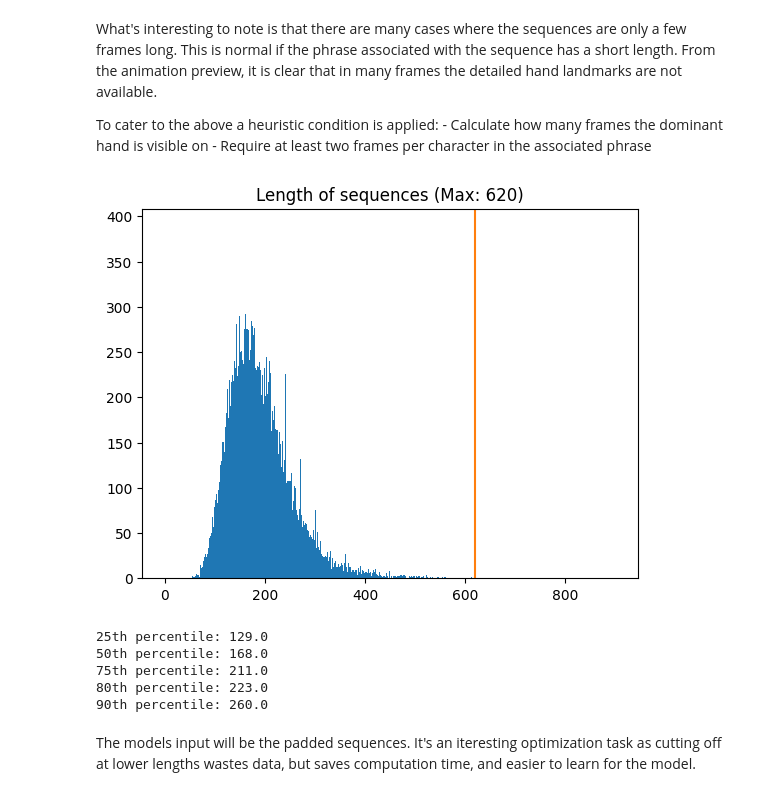
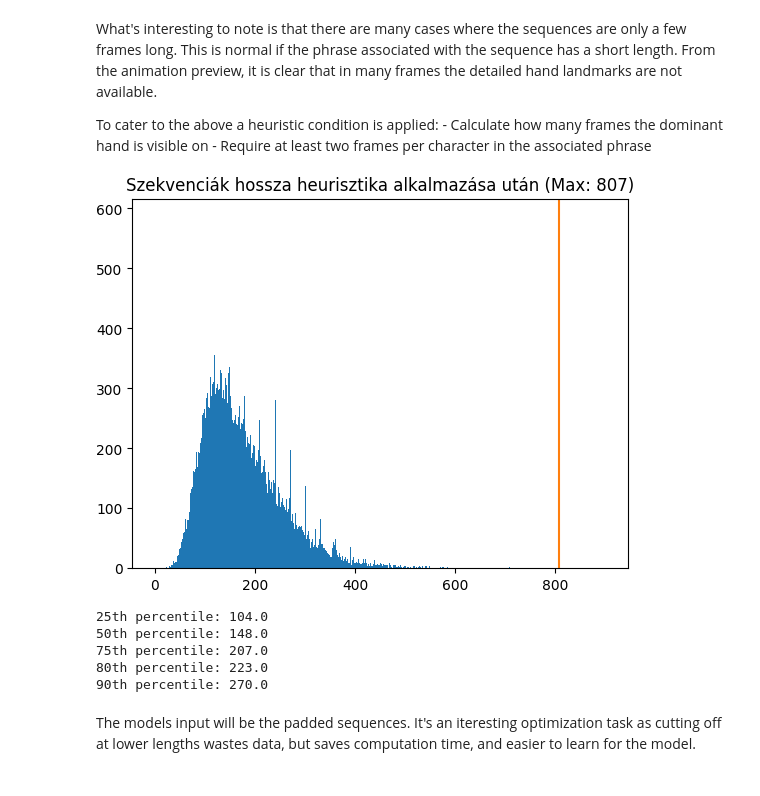
Before and after one commit to dancsomarci/sign-language, a Jupyter notebook: asl-fingerspelling/data_handling.ipynb, the cells around one changed output. Saved outputs shown, nothing was run; the diff lists cells and outputs as text; code cells hidden in the pictures.

```diff
--- a/asl-fingerspelling/data_handling.ipynb
+++ b/asl-fingerspelling/data_handling.ipynb
@@ -54,7 +54,7 @@ cv2.setRNGSeed(seed)
 # Load data
 # %%
 PATH_KAGGLE_DS = "kaggle_dataset"
-dataset_df = pd.read_csv(os.path.join(PATH_KAGGLE_DS, "supplemental_metadata.csv")) #train.csv
+dataset_df = pd.read_csv(os.path.join(PATH_KAGGLE_DS, "train.csv")) #supplemental_metadata.csv
 print("Full train dataset shape is {}".format(dataset_df.shape))
 dataset_df.head()
 # %% [output]
@@ -184 +184,12 @@ Full sequence dataset shape is (110, 1630)
 <matplotlib.animation.FuncAnimation at 0x...>
+# %%
+n = 6
+fig, axs = plt.subplots(2, n//2, figsize=(15,10))  # Adjust size and number of subplots as necessary
+axs = axs.ravel()
+for i, j in zip(range(0, n*5, 2), range(n)):
+    axs[j].imshow(video[i])
+    axs[j].set_title(f"Frame {j}", fontsize=30)
+    axs[j].axis('off')
+plt.tight_layout()
+plt.savefig('animation.png', dpi=300, transparent=True)  # High resolution
+plt.show()
@@ -258,40 +272,40 @@ for file_path in tqdm(dataset_df.path.unique()):
     # For some reason the next two lines cannot be placed in a single line as it results in an error
     # If anyone figures out what can cause that contact me:)
     parquet_df = pq.read_table(pq_file, columns=['sequence_id'] + feature_columns).to_pandas()
     parquet_numpy = parquet_df.to_numpy()
 
     parts = file_path.split('/')
     last_part = parts[-1]
     number_string = last_part.split('.')[0]
     file_id = int(number_string)
 
     # Filter train.csv and fetch entries only for the relevant file_id
     file_df = dataset_df.loc[dataset_df["file_id"] == file_id]
 
     for seq_id, phrase in zip(file_df.sequence_id, file_df.phrase):
         # Fetch sequence data
         frames = parquet_numpy[parquet_df.index == seq_id]
 
         # Calculate the number of rows that only have NaN values -> on how many frames each hand is fully visible
         r_nonan = np.sum(np.sum(np.isnan(frames[:, rhand_idx]), axis = 1) == 0)
         l_nonan = np.sum(np.sum(np.isnan(frames[:, lhand_idx]), axis = 1) == 0)
 
         # Number of frames where the dominant hand is visible (dominant = visible on more frames than the other hand)
         num_of_visible = max(r_nonan, l_nonan)
 
         # Heuristic condition
         if 2*len(phrase) < num_of_visible:
             seq_lengths_filtered.append(len(frames))
 
-lengths_hist(seq_lengths_filtered, "Length of sequences", 900)
+lengths_hist(seq_lengths_filtered, "Szekvenciák hossza heurisztika alkalmazása után", 900)
 calc_percentiles(seq_lengths)
 # %% [output]
-[figure, old version]
+[figure, new version]
-25th percentile: 129.0
-50th percentile: 168.0
-75th percentile: 211.0
+25th percentile: 104.0
+50th percentile: 148.0
+75th percentile: 207.0
 80th percentile: 223.0
-90th percentile: 260.0
+90th percentile: 270.0
 # %% [markdown]
 The models input will be the padded sequences. It's an iteresting optimization task as cutting off at lower lengths wastes data, but saves computation time, and easier to learn for the model.
 # %% [markdown]
```
Also changed, not shown: parts of 7 cells of this notebook, 20 other files.
